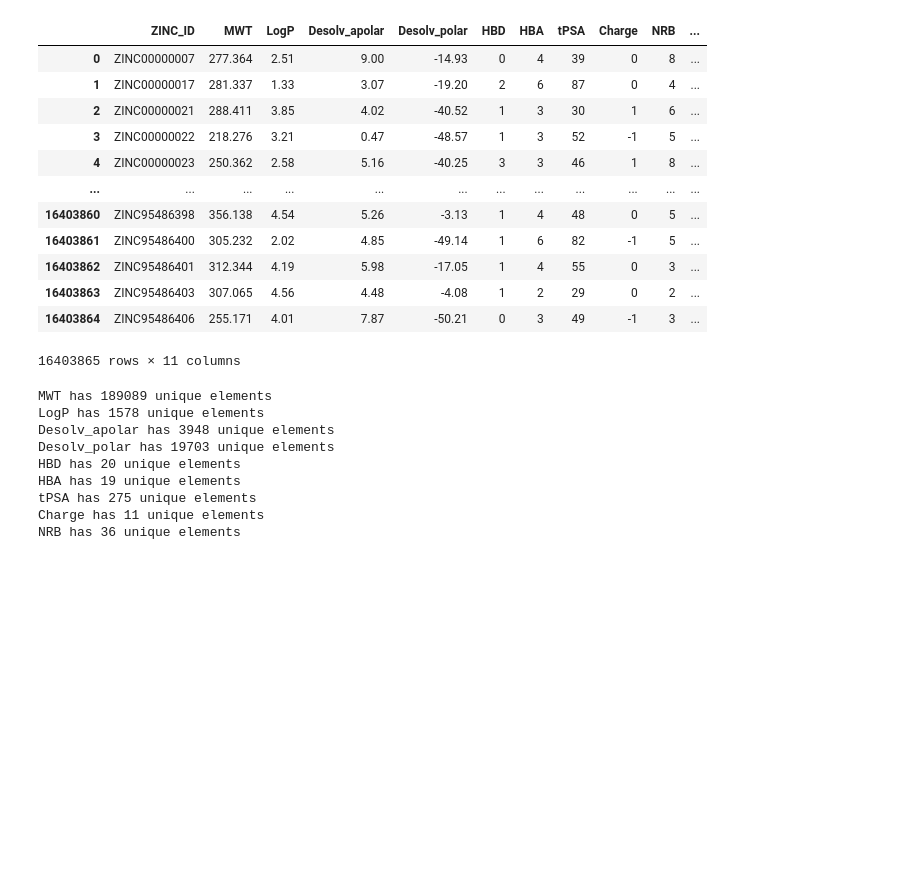
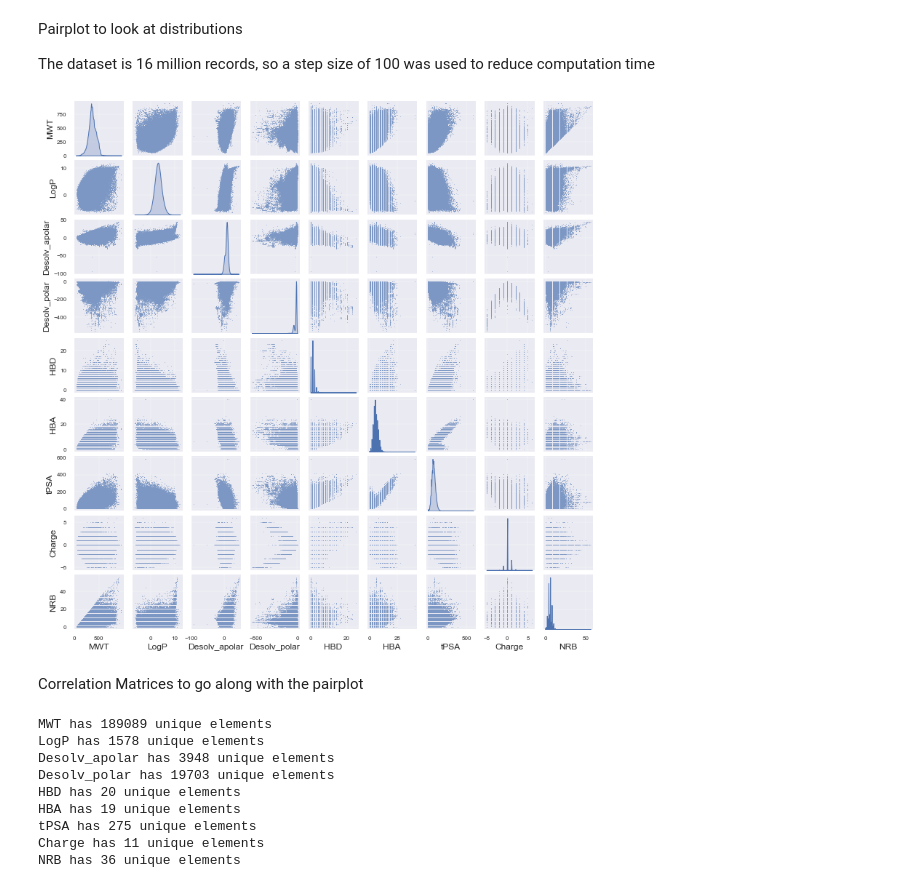
Before and after one commit to drewschaub/chem-preprocessor, a Jupyter notebook: notebooks/exploreZINC.ipynb, the cells around one changed output. Cells and saved outputs as stored; diff of their text form; code cells hidden in the pictures; blank space fills up the shorter version.

Commit message:
updates to zinc notebook

```diff
--- a/notebooks/exploreZINC.ipynb
+++ b/notebooks/exploreZINC.ipynb
@@ -3,9 +4,11 @@
 # %%
+from pathlib import Path
 from rdkit import Chem
 import matplotlib.pyplot as plt
 import numpy as np
+import os
 import pandas as pd
 import seaborn as sns
+import urllib
 
-m1 = Chem.MolFromSmiles('Cc1ccc(cc1NC(=O)C)C(=O)NCC(=O)N2CCCc3c2cccc3')
-m1
+sns.set(style='darkgrid')
@@ -18,0 +29,13 @@ m2
+# %%
+downloadRoot = "https://zinc12.docking.org/db/bysubset/" # URLs need to be strings. We can't use pathlib
+dataPath = Path("..", "data", "ZINCProperties")
+figuresPath = Path("..", "figures", "ZINCProperties")
+propertiesFile = "6_prop.xls"
+propertiesURL = downloadRoot + "/" + "6/" + propertiesFile
+
+os.makedirs(figuresPath, exist_ok=True)
+
+def fetch_property_data(propertiesURL=properties_URL, dataPath=dataPath):
+    os.makedirs(dataPath, exist_ok=True)
+    xlsPath = Path(dataPath, propertiesFile)
+    urllib.request.urlretrieve(propertiesURL, xlsPath)
@@ -18,0 +52,5 @@ m2
+# %%
+propertiesFilePath = Path(dataPath, propertiesFile)
+
+df = pd.read_csv(propertiesFilePath, sep='\t')
+df.head()
@@ -19,18 +122,40 @@ m2
+# %% [markdown]
+Pairplot to look at distributions
+
+The dataset is 16 million records, so a step size of 100 was used to reduce computation time
+# %%
+# Commonly used plot settings
+plt.rcParams.update({'font.size': 6, 'xtick.labelsize': 8, 'ytick.labelsize': 8,
+                     'grid.linestyle': '-', 'grid.linewidth': .33,
+                     'legend.framealpha': 1, 'legend.facecolor': 'white', 'legend.shadow': False})
+
+
+g = sns.pairplot(df, diag_kind='kde', height=1.2, plot_kws={"s": 0.5})
+# %% [output]
+[figure, added]
+# %% [markdown]
+Correlation Matrices to go along with the pairplot
 # %%
-df = pd.read_csv('/Users/drew/data/ZINC/16_prop.xls', sep='\t')
-df
+methods = ['pearson', 'kendall', 'spearman']
+
+plt.rcParams.update({'font.size': 10, 'xtick.labelsize': 10, 'ytick.labelsize': 10})
+sns.set_style("whitegrid")
+
+for method in methods:
+    # generate figure and axes
+    fig = plt.figure(figsize=(3, 2), dpi=300)
+    ax = fig.add_axes([0.12, 0.12, 0.78, 0.78])
+
+    # Compute the correlation matrix and generate upper triangle mask
+    corr = df.corr(method=method)
+    mask = np.triu(np.ones_like(corr, dtype=bool))
+
+    # Draw the heatmap with the mask and correct aspect ratio
+    heatmap = sns.heatmap(corr, mask=mask, cmap='seismic',
+                          vmin=-1, vmax=1, center=0,
+                          annot=True, fmt='.2f',
+                          square=True, linewidths=.5,
+                          cbar_kws={"shrink": .5})
+    heatmap.set_title('{} correlation matrix'.format(method), fontdict={'fontsize':6}, pad=16)
+    plt.savefig(Path(figuresPath, '{}_corr.png'.format(method)), dpi=300, bbox_inches='tight')
-# %% [output]
-|  | ZINC_ID | MWT | LogP | Desolv_apolar | Desolv_polar | HBD | HBA | tPSA | Charge | NRB | ... |
-| 0 | ZINC00000007 | 277.364 | 2.51 | 9.00 | -14.93 | 0 | 4 | 39 | 0 | 8 | ... |
-| 1 | ZINC00000017 | 281.337 | 1.33 | 3.07 | -19.20 | 2 | 6 | 87 | 0 | 4 | ... |
-| 2 | ZINC00000021 | 288.411 | 3.85 | 4.02 | -40.52 | 1 | 3 | 30 | 1 | 6 | ... |
-| 3 | ZINC00000022 | 218.276 | 3.21 | 0.47 | -48.57 | 1 | 3 | 52 | -1 | 5 | ... |
-| 4 | ZINC00000023 | 250.362 | 2.58 | 5.16 | -40.25 | 3 | 3 | 46 | 1 | 8 | ... |
-| ... | ... | ... | ... | ... | ... | ... | ... | ... | ... | ... | ... |
-| 16403860 | ZINC95486398 | 356.138 | 4.54 | 5.26 | -3.13 | 1 | 4 | 48 | 0 | 5 | ... |
-| 16403861 | ZINC95486400 | 305.232 | 2.02 | 4.85 | -49.14 | 1 | 6 | 82 | -1 | 5 | ... |
-| 16403862 | ZINC95486401 | 312.344 | 4.19 | 5.98 | -17.05 | 1 | 4 | 55 | 0 | 3 | ... |
-| 16403863 | ZINC95486403 | 307.065 | 4.56 | 4.48 | -4.08 | 1 | 2 | 29 | 0 | 2 | ... |
-| 16403864 | ZINC95486406 | 255.171 | 4.01 | 7.87 | -50.21 | 0 | 3 | 49 | -1 | 3 | ... |
-16403865 rows × 11 columns
 # %%
```
Also changed, not shown: parts of 15 cells of this notebook, 2 other files.
